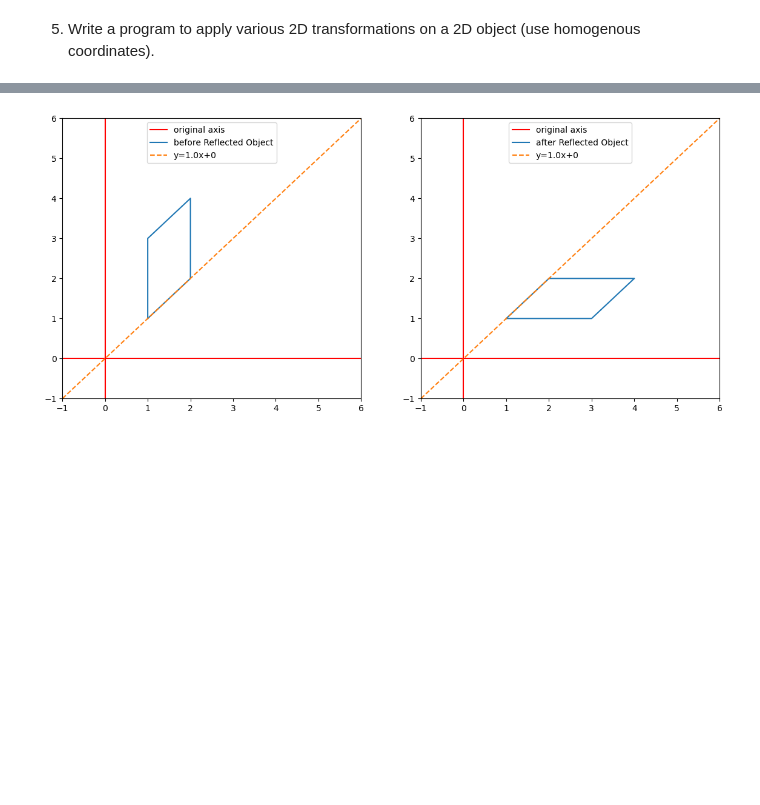
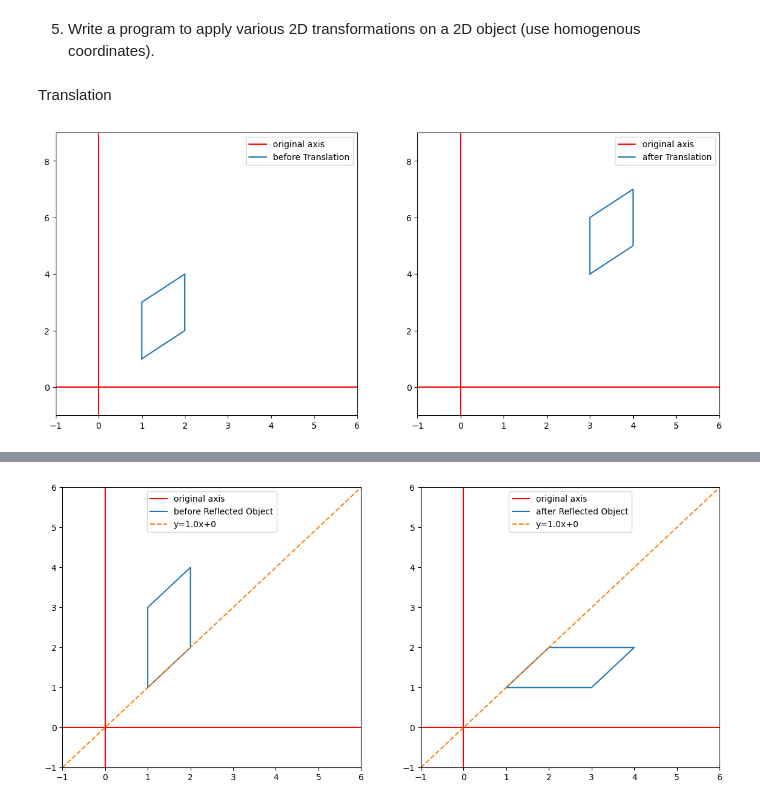
Before and after one commit to Chandan1707/Computer_Graphics, a Jupyter notebook: Assignment_05_2D_transformations.ipynb, the cells around one changed output, grey strips where cells are left out. Cells and saved outputs as stored; diff of their text form; code cells hidden in the pictures; blank space fills up the shorter version.

```diff
--- a/Assignment_05_2D_transformations.ipynb
+++ b/Assignment_05_2D_transformations.ipynb
@@ -54,7 +54,14 @@ def translation(obj_org, t_v):
     return:
         obj_new (ndarray)   : new object after rotation.
     """
-    pass
+    t_x, t_y = t_v
+    T_v = np.array([[1, 0, t_x], \
+                    [0, 1, t_y], \
+                    [0, 0,   1]])
+
+    obj_new = np.dot(T_v, obj_org)
+    ax, LIM = print_obj(obj_org, obj_new, label="Translation")
+    return obj_new
 # %%
 def rotation(obj_org, theta=0, co_ordinate=(0, 0)):
     """
@@ -138,3 +167,14 @@ def reflection(theta, c, obj):
     ax[0].legend()
     ax[1].legend()
     return obj_prime
+# %% [markdown]
+Translation
+# %%
+# rectangle of cordinate A(1, 1), B(2, 2), C(2, 4), D(1, 3)
+obj = np.array([[1, 2, 2, 1], \
+                [1, 2, 4, 3],\
+                [1, 1, 1, 1]])
+T_v = (2, 3)
+obj_2 = translation(obj, T_v)
+# %% [output]
+[figure, added]
```
Also changed, not shown: parts of 7 cells of this notebook.
